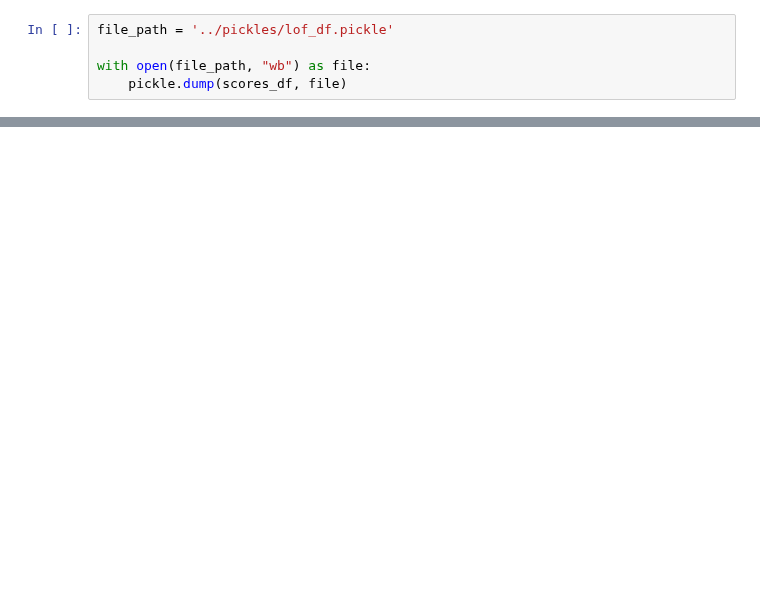
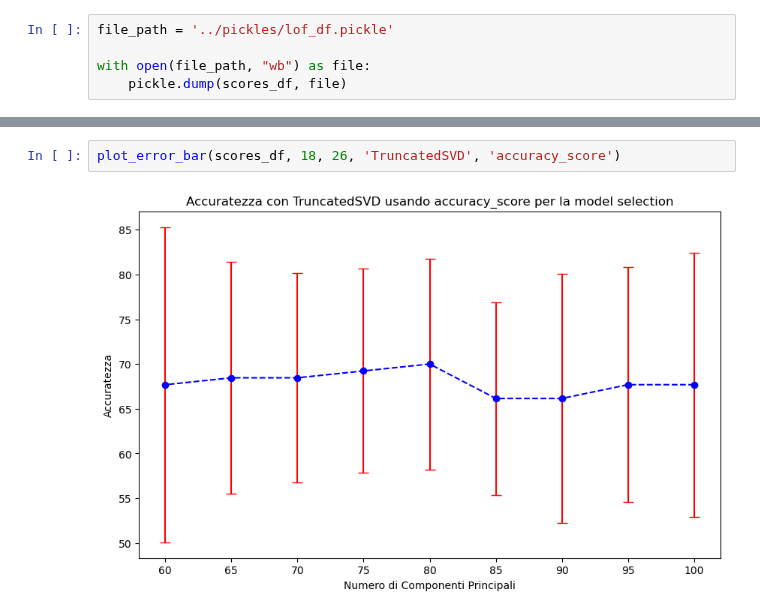
Before and after one commit to chrfum/one-class_classifier, a Jupyter notebook: run-over_classifier/classifiers/lof.ipynb, the cells around one changed output, grey strips where cells are left out. Saved outputs shown, nothing was run; the diff lists cells and outputs as text; blank space fills up the shorter version.

```diff
--- a/run-over_classifier/classifiers/lof.ipynb
+++ b/run-over_classifier/classifiers/lof.ipynb
@@ -376,0 +421,4 @@ with open(file_path, "wb") as file:
+# %%
+plot_error_bar(scores_df, 18, 26, 'TruncatedSVD', 'accuracy_score')
+# %% [output]
+[figure, added]
```
Also changed, not shown: parts of 8 cells of this notebook.
